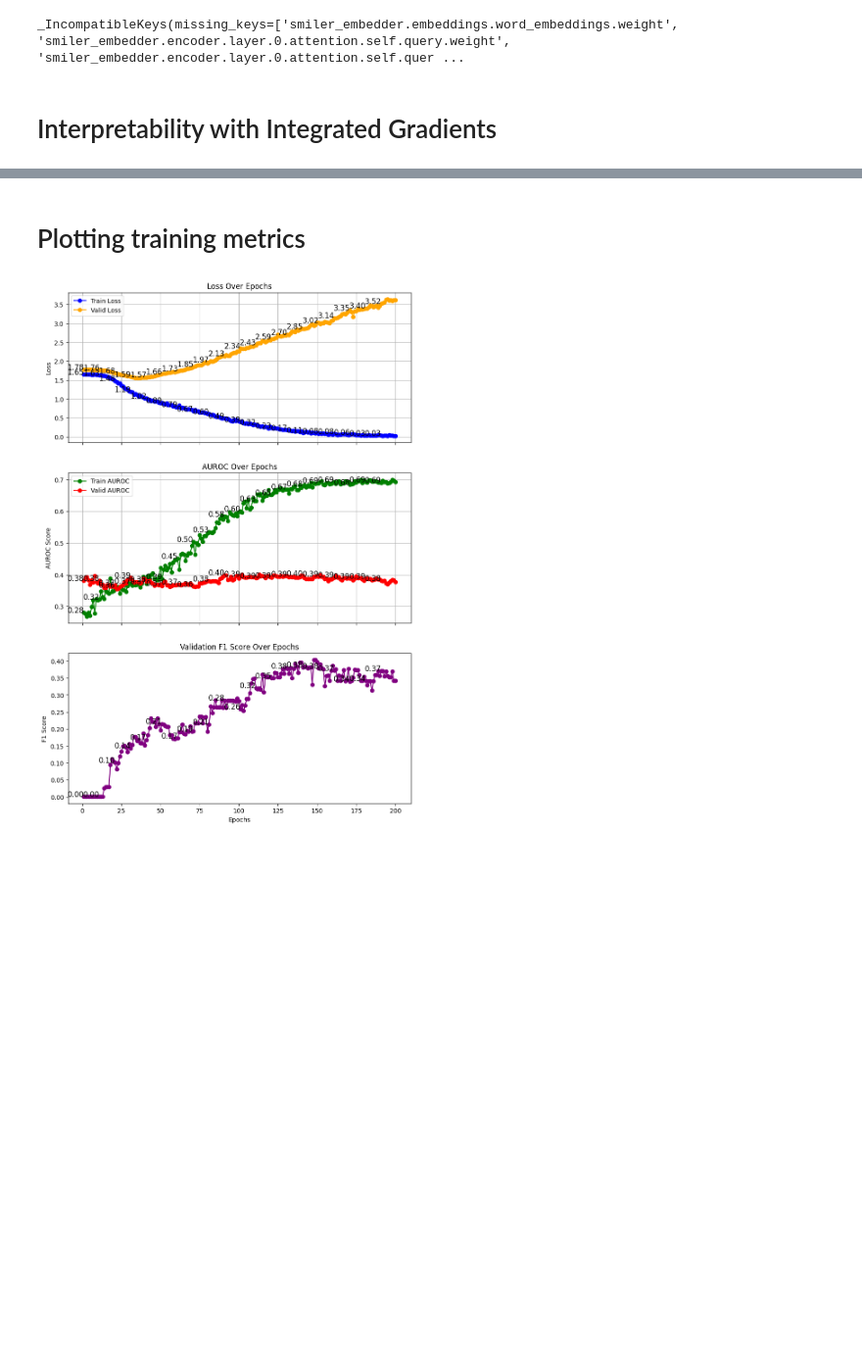
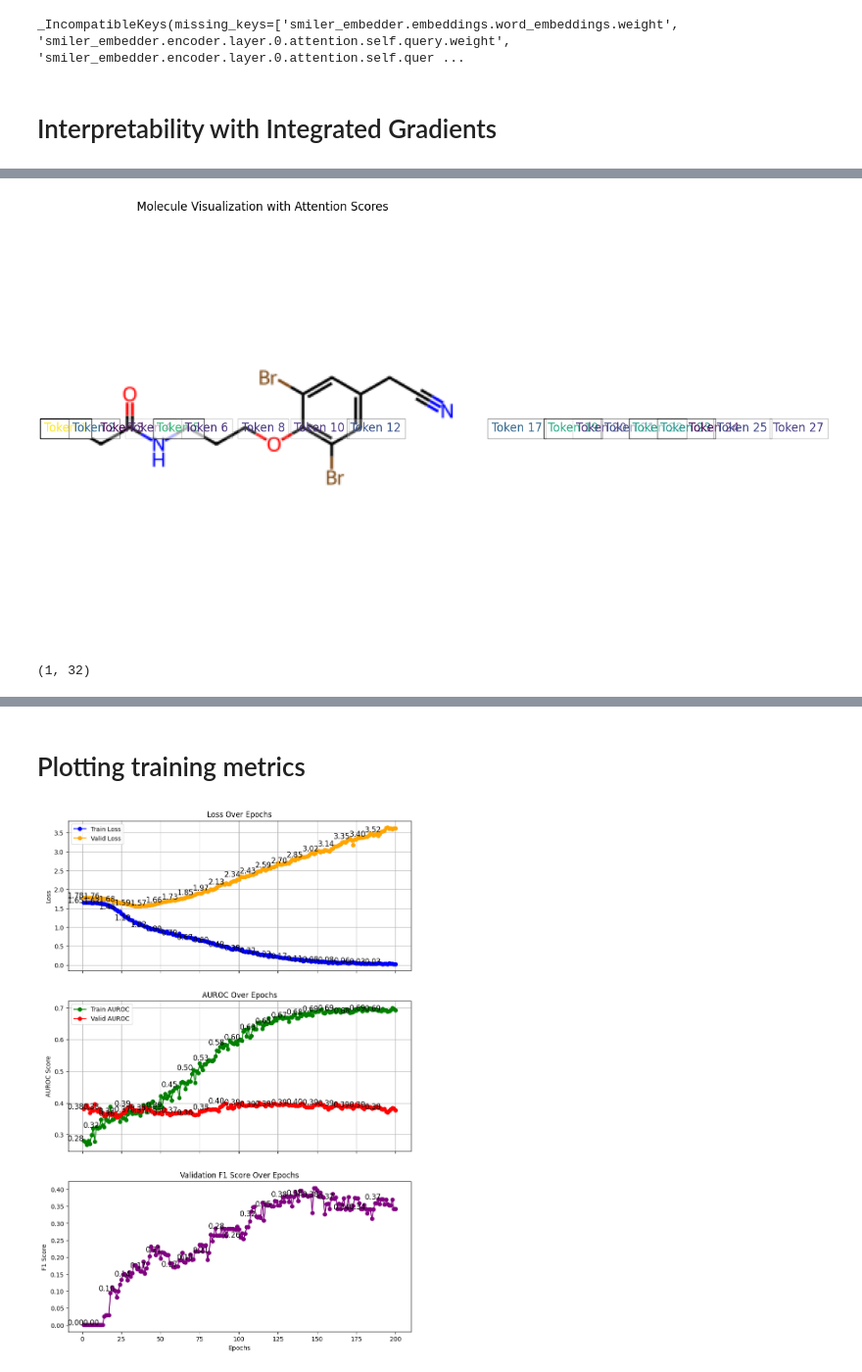
Before and after one commit to davidkubanek/biohack, a Jupyter notebook: scripts/7_interpretability_siamese_molformer_removed_duplicate.ipynb, the cells around one changed output, grey strips where cells are left out. Shown: that part at 98% size. Cells and saved outputs as stored; diff of their text form; code cells hidden in the pictures; blank space fills up the shorter version.

```diff
--- a/scripts/7_interpretability_siamese_molformer_removed_duplicate.ipynb
+++ b/scripts/7_interpretability_siamese_molformer_removed_duplicate.ipynb
@@ -476,0 +728,41 @@ array([[45128320., 45128320., 45128320., 45128320., 45128320., 45128320.,
+# %%
+# Generate the molecule from SMILES
+mol = Chem.MolFromSmiles(smile1)
+
+# Compute the coordinates for the molecule
+AllChem.Compute2DCoords(mol)
+
+# Draw the molecule and get the image
+img = Draw.MolToImage(mol)
+
+# Convert the image to a numpy array for manipulation
+img_array = np.array(img)
+
+# Create a figure to display the molecule and attention scores
+plt.figure(figsize=(8, 8))
+plt.imshow(img_array)
+
+# Normalize attention scores for visualization (scale to [0-1])
+normalized_scores = integrated_grads_gt / np.max(integrated_grads_gt)
+
+# Highlight regions based on attention scores
+for i in range(len(normalized_scores[0])):
+    if normalized_scores[0][i] > 0:
+        # Get the coordinates of the token (this is a simplistic approach)
+        # In practice you would map tokens to specific atom indices or coordinates
+        # Here we assume a fixed position for demonstration purposes.
+        plt.text(10 + i * 20, img_array.shape[0] // 2,
+                 f'Token {i+1}', fontsize=12,
+                 color=plt.cm.viridis(normalized_scores[0][i]),
+                 ha='center', va='center',
+                 bbox=dict(facecolor='white', alpha=normalized_scores[0][i]))
+
+plt.axis('off') # Hide axes
+plt.title('Molecule Visualization with Attention Scores')
+plt.show()
+# %% [output]
+[figure, added]
+# %%
+normalized_scores.shape
+# %% [output]
+(1, 32)
```
Also changed, not shown: parts of 19 cells of this notebook.
